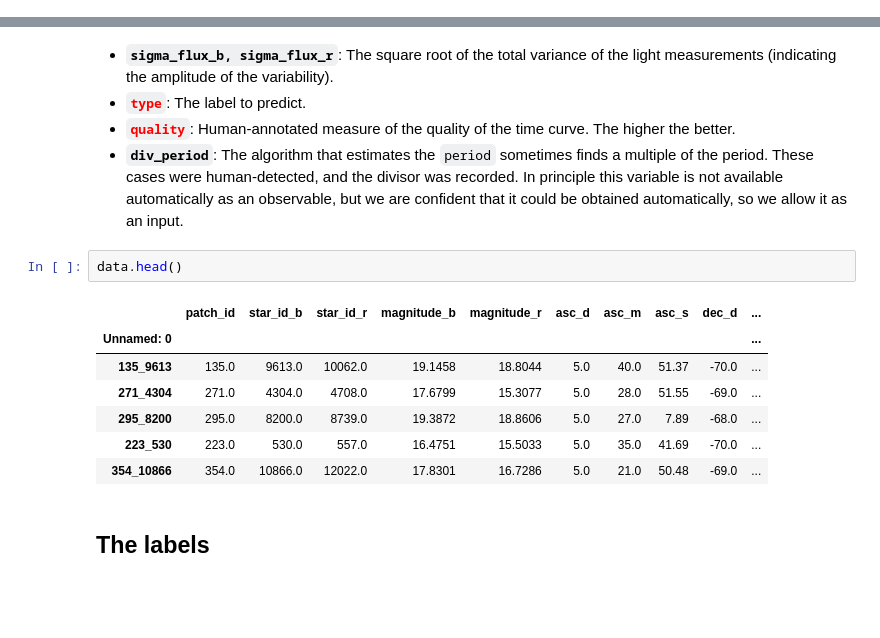
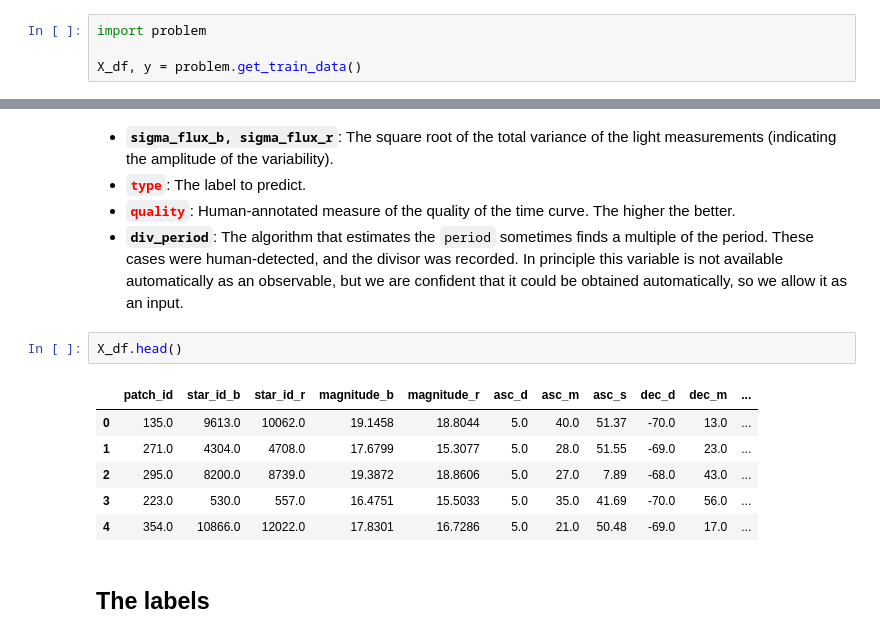
Before and after one commit to ramp-kits/variable_stars, a Jupyter notebook: variable_stars_starting_kit.ipynb, the cells around one changed output, grey strips where cells are left out. Cells and saved outputs as stored; diff of their text form; blank space fills up the shorter version.

```diff
--- a/variable_stars_starting_kit.ipynb
+++ b/variable_stars_starting_kit.ipynb
@@ -48,3 +42,7 @@ data.shape
+# %%
+import problem
+
+X_df, y = problem.get_train_data()
 # %% [markdown]
 ## The static features
 
@@ -67,15 +65,14 @@ data.shape
     <li> <code><b><span style="color:black ">div_period</span></b></code>: The algorithm that estimates the <code>period</code> sometimes finds a multiple of the period. These cases were human-detected, and the divisor was recorded. In principle this variable is not available automatically as an observable, but we are confident that it could be obtained automatically, so we allow it as an input.
 </ul>
 # %%
-data.head()
+X_df.head()
 # %% [output]
-|  | patch_id | star_id_b | star_id_r | magnitude_b | magnitude_r | asc_d | asc_m | asc_s | dec_d | ... |
-| Unnamed: 0 |  |  |  |  |  |  |  |  |  | ... |
-| 135_9613 | 135.0 | 9613.0 | 10062.0 | 19.1458 | 18.8044 | 5.0 | 40.0 | 51.37 | -70.0 | ... |
-| 271_4304 | 271.0 | 4304.0 | 4708.0 | 17.6799 | 15.3077 | 5.0 | 28.0 | 51.55 | -69.0 | ... |
-| 295_8200 | 295.0 | 8200.0 | 8739.0 | 19.3872 | 18.8606 | 5.0 | 27.0 | 7.89 | -68.0 | ... |
-| 223_530 | 223.0 | 530.0 | 557.0 | 16.4751 | 15.5033 | 5.0 | 35.0 | 41.69 | -70.0 | ... |
-| 354_10866 | 354.0 | 10866.0 | 12022.0 | 17.8301 | 16.7286 | 5.0 | 21.0 | 50.48 | -69.0 | ... |
+|  | patch_id | star_id_b | star_id_r | magnitude_b | magnitude_r | asc_d | asc_m | asc_s | dec_d | dec_m | ... |
+| 0 | 135.0 | 9613.0 | 10062.0 | 19.1458 | 18.8044 | 5.0 | 40.0 | 51.37 | -70.0 | 13.0 | ... |
+| 1 | 271.0 | 4304.0 | 4708.0 | 17.6799 | 15.3077 | 5.0 | 28.0 | 51.55 | -69.0 | 23.0 | ... |
+| 2 | 295.0 | 8200.0 | 8739.0 | 19.3872 | 18.8606 | 5.0 | 27.0 | 7.89 | -68.0 | 43.0 | ... |
+| 3 | 223.0 | 530.0 | 557.0 | 16.4751 | 15.5033 | 5.0 | 35.0 | 41.69 | -70.0 | 56.0 | ... |
+| 4 | 354.0 | 10866.0 | 12022.0 | 17.8301 | 16.7286 | 5.0 | 21.0 | 50.48 | -69.0 | 17.0 | ... |
 # %% [markdown]
 ## The labels
 # %%
```
Also changed, not shown: parts of 47 cells of this notebook, 4 other files.
